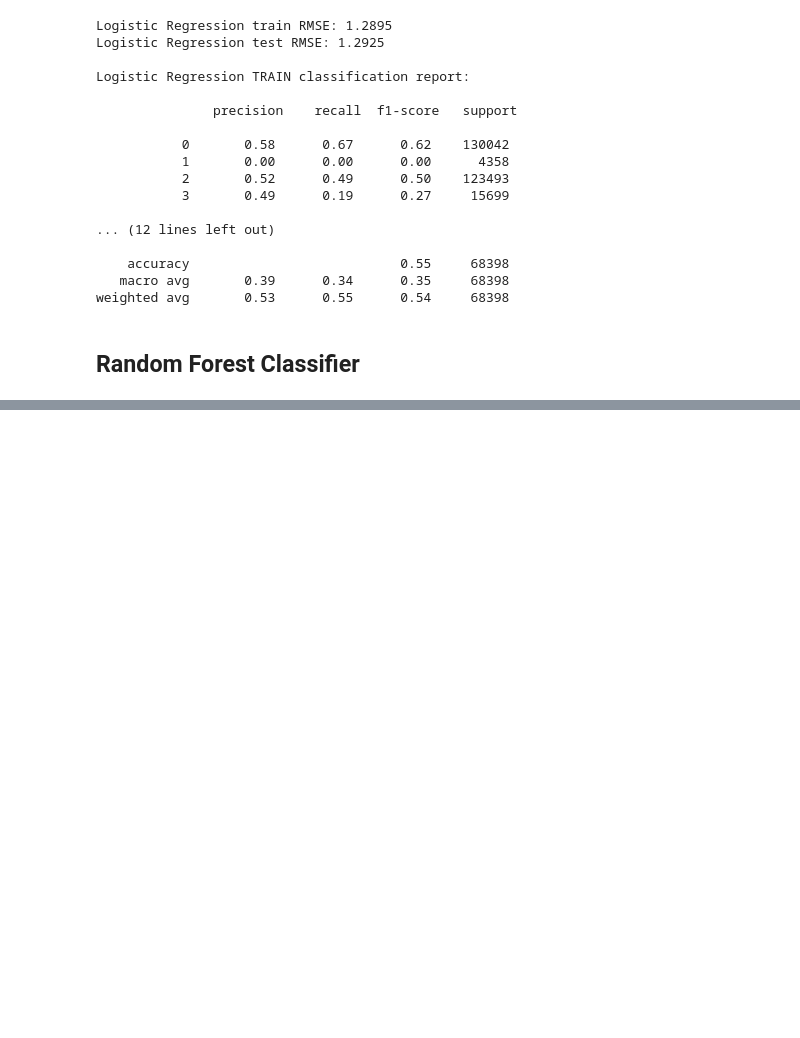
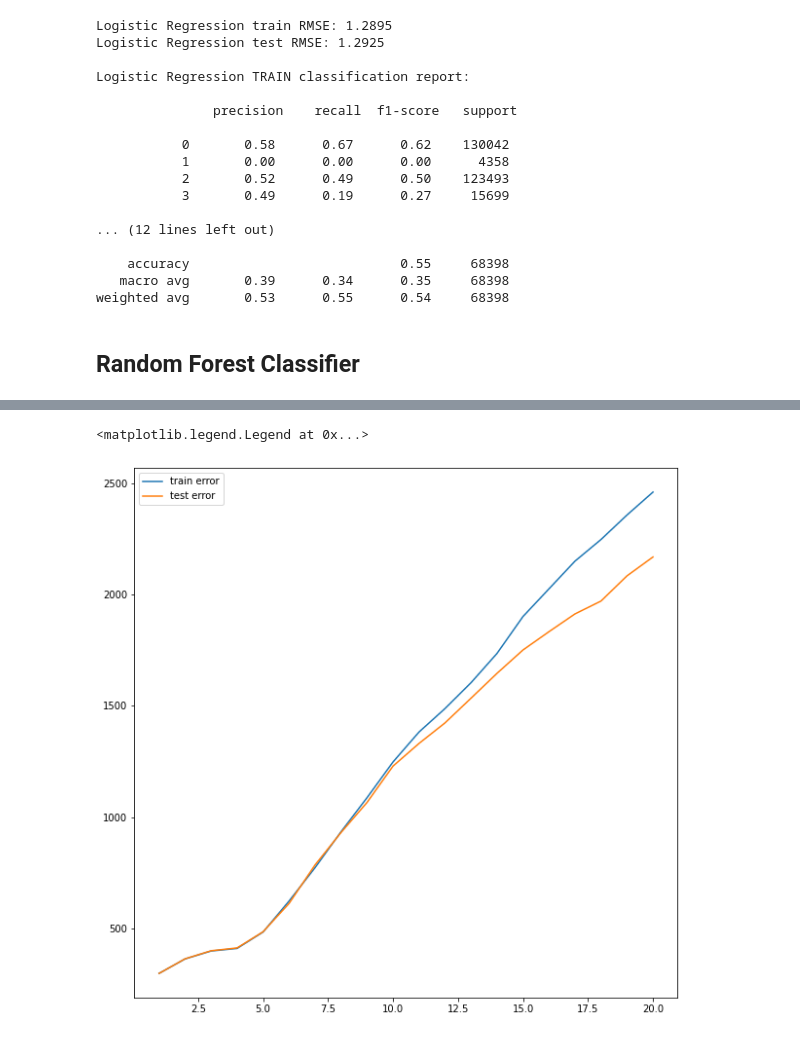
Before and after one commit to maria-luisa-gomez/covid-death-rate-prediction, a Jupyter notebook: notebooks/1 COVID Modelling_unbalanced_multiclass.ipynb, the cells around one changed output, grey strips where cells are left out. Saved outputs shown, nothing was run; the diff lists cells and outputs as text; code cells hidden in the pictures; blank space fills up the shorter version.

```diff
--- a/notebooks/1 COVID Modelling_unbalanced_multiclass.ipynb
+++ b/notebooks/1 COVID Modelling_unbalanced_multiclass.ipynb
@@ -285,19 +285,21 @@ Logistic Regression TRAIN classification report:
 weighted avg       0.53      0.55      0.54     68398
 # %% [markdown]
 ## Random Forest Classifier
-# %%
-results = []
-
-for depth in range(1, 21):
-    model = RandomForestClassifier(n_estimators = 500, max_depth=depth, random_state = 42)
-    model.fit(X_train, y_train)
-
-    result = {
-        "model": model,
-        "depth": depth,
-        "n_estimators": n_estimators,
-        "train_error": mean_squared_error(y_train, model.predict(X_train)**),
-        "test_error": mean_squared_error(y_test, model.predict(X_test)**5)
-    }
-
-    results.append(result)
+# %%
+results = []
+
+for depth in range(1, 21):
+    model = RandomForestClassifier(n_estimators = 500, max_depth=depth, random_state = 42)
+    model.fit(X_train, y_train)
+
+    result = {
+        "model": model,
+        "depth": depth,
+        "n_estimators": n_estimators,
+        "train_error": mean_squared_error(y_train, model.predict(X_train)**5),
+        "test_error": mean_squared_error(y_test, model.predict(X_test)**5)
+    }
+
+    results.append(result)
+# %%
+results_df = pd.DataFrame(results)
@@ -303,0 +328,8 @@ for depth in range(1, 21):
+# %%
+fig = plt.figure(figsize=(10, 10))
+plt.plot(results_df.depth, results_df.train_error, label="train error")
+plt.plot(results_df.depth, results_df.test_error, label="test error")
+plt.legend()
+# %% [output]
+<matplotlib.legend.Legend at 0x...>
+[figure, added]
```
Also changed, not shown: parts of 4 cells of this notebook, 5 other files.
